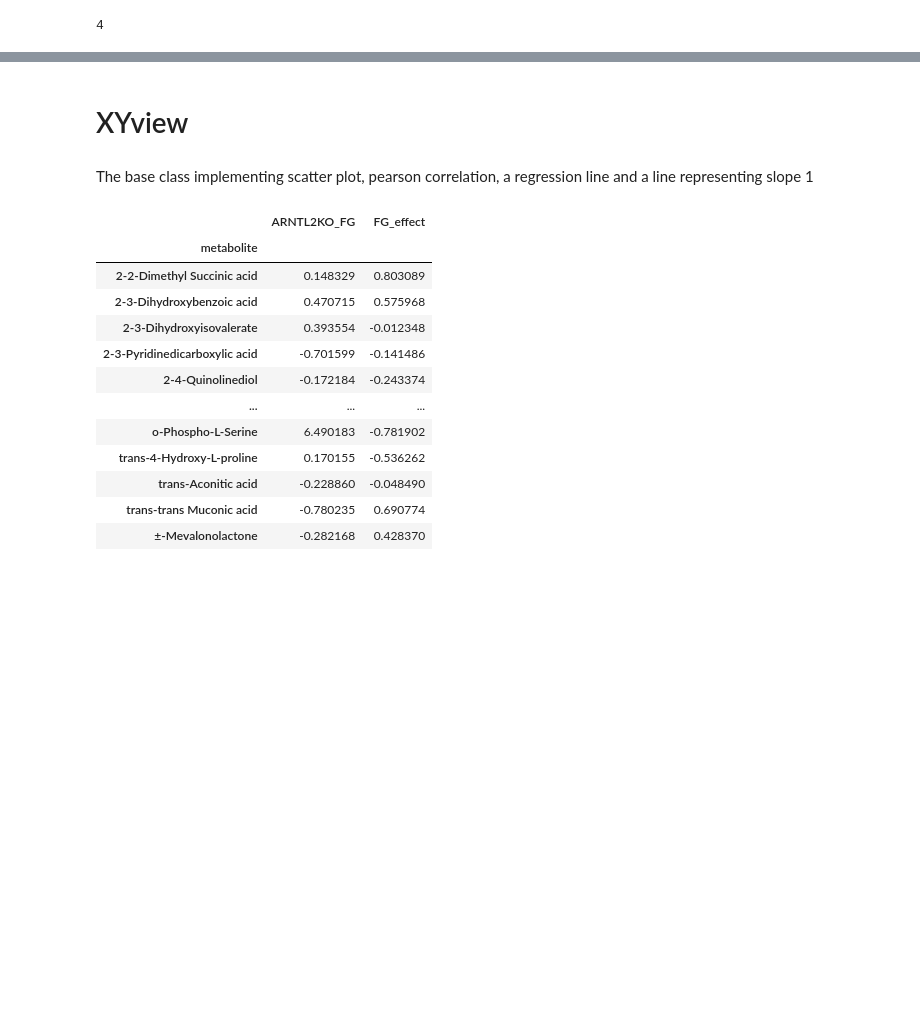
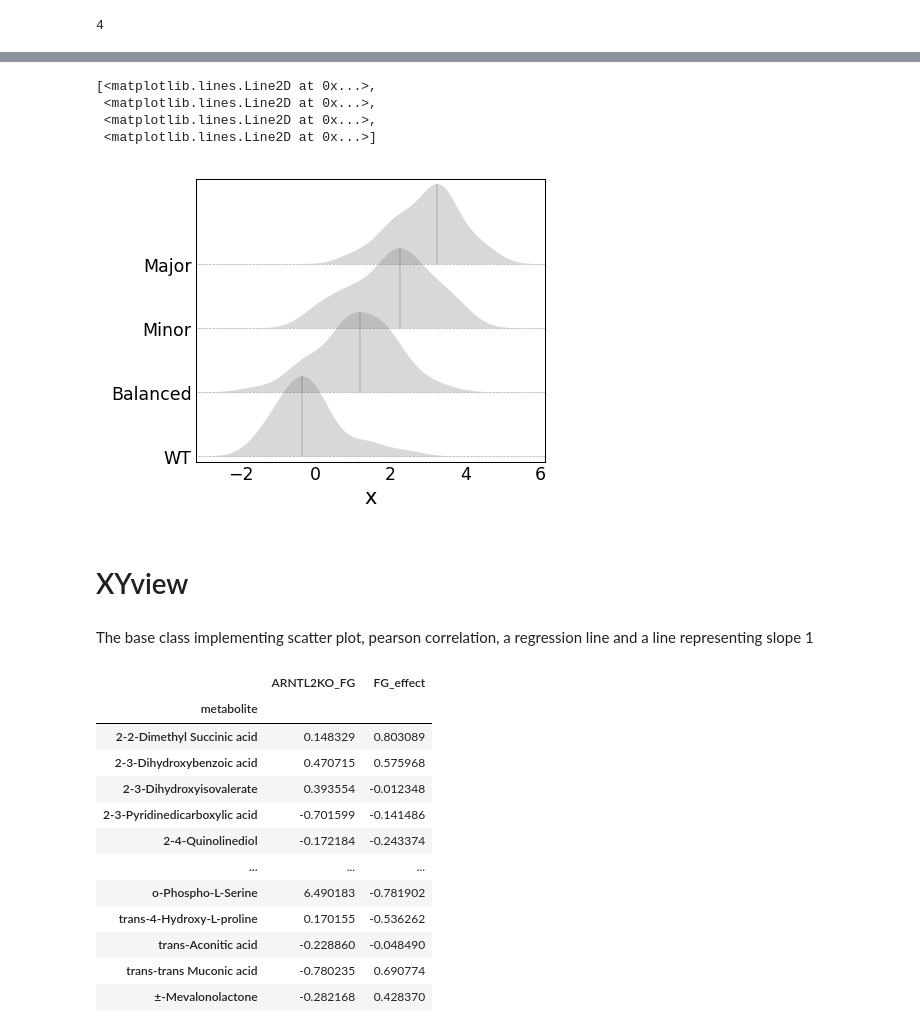
Before and after one commit to fossbert/Python_Packages, a Jupyter notebook: Dev_cbviz.ipynb, the cells around one changed output, grey strips where cells are left out. Saved outputs shown, nothing was run; the diff lists cells and outputs as text; code cells hidden in the pictures; blank space fills up the shorter version.

```diff
--- a/Dev_cbviz.ipynb
+++ b/Dev_cbviz.ipynb
@@ -43,0 +48,6 @@ fig.savefig('./test/Test-SplitViolin.pdf')
+# %%
+s1 = np.repeat(['WT', 'Balanced', 'Minor', 'Major'], (30, 80, 50, 30))
+x = [y for x in [np.random.normal(loc=i, size=s) for i, s in zip(range(4) , (30, 80, 50, 30)) ] for y in x]
+
+data = pd.DataFrame({"x" : x, "s1" : s1})
+data
@@ -44,3 +70,23 @@ fig.savefig('./test/Test-SplitViolin.pdf')
+# %%
+rp = Ridge(data, s1_order=['WT','Balanced', 'Minor', 'Major'], scale_factor=0.8)
+# %%
+plt.style.use('cviz')
+fig, ax = plt.subplots(figsize=(3,2.5))
+
+for kde in rp.get_kdes():
+
+    ax.fill_betweenx(kde.density, kde.grid, facecolor=kde.color, alpha=0.3)
+    ax.plot(kde.mode.ycoords, kde.mode.xcoords, lw=0.1, c='k')
+
+ax.set_yticks(*rp.get_s1_ticks())
+ax.set_xlabel(rp.ylabel)
+[ax.axhline(i, ls=':', lw=0.25, c='0.15') for i in rp.get_s1_ticks()[0]]
+# %% [output]
+[<matplotlib.lines.Line2D at 0x...>,
+ <matplotlib.lines.Line2D at 0x...>,
+ <matplotlib.lines.Line2D at 0x...>,
+ <matplotlib.lines.Line2D at 0x...>]
+[figure, added]
 # %% [markdown]
 # XYview
 # %% [markdown]
```
Also changed, not shown: parts of 8 cells of this notebook, 1 other file.
